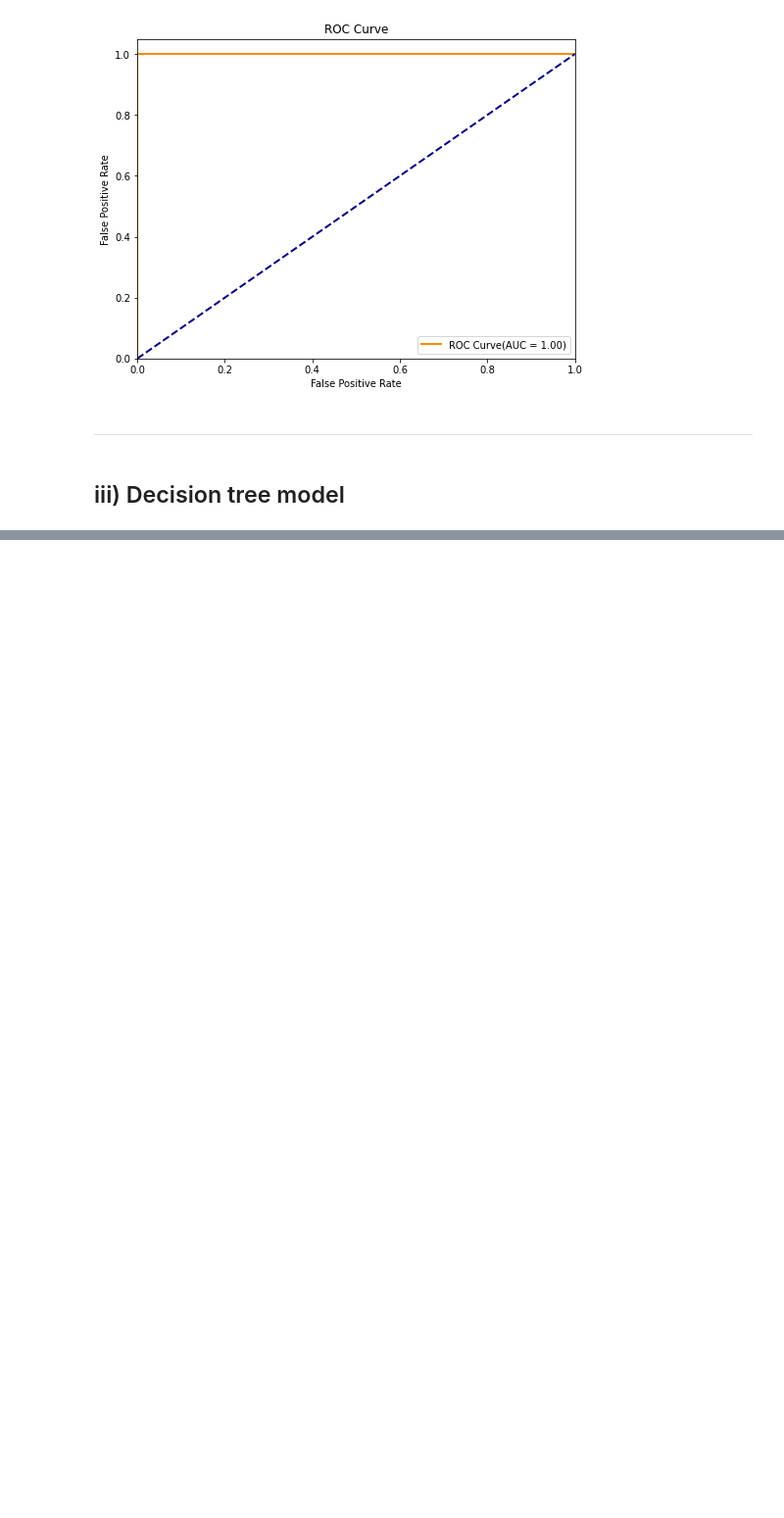
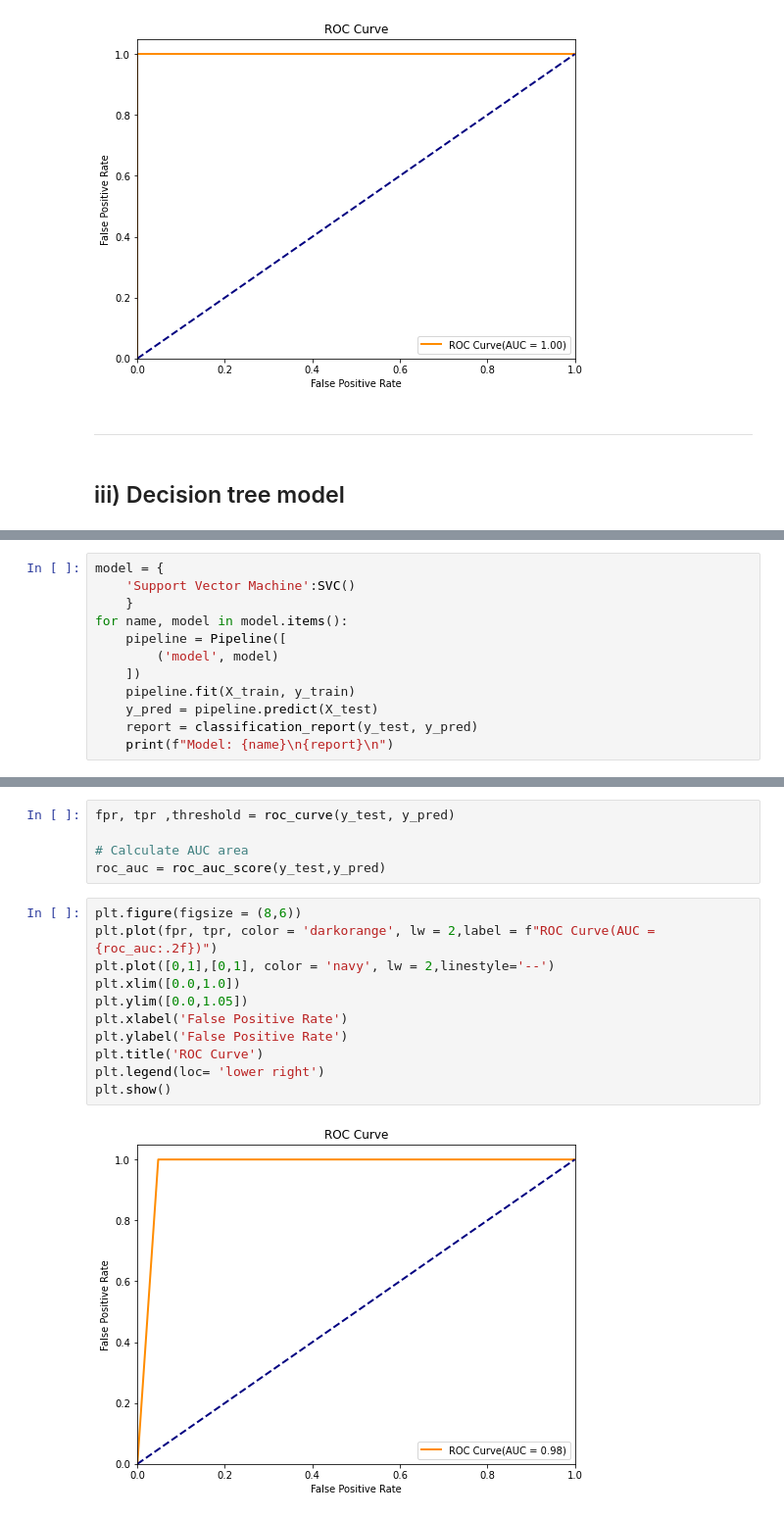
Before and after one commit to Edna722/CODSOFT_ML, a Jupyter notebook: Sales Prediction_task 4.ipynb, the cells around one changed output, grey strips where cells are left out. Shown at 98% size. Saved outputs shown, nothing was run; the diff lists cells and outputs as text; blank space fills up the shorter version.

```diff
--- a/Sales Prediction_task 4.ipynb
+++ b/Sales Prediction_task 4.ipynb
@@ -355,0 +433,12 @@ plt.show()
+# %%
+model = {
+    'Support Vector Machine':SVC()
+    }
+for name, model in model.items():
+    pipeline = Pipeline([
+        ('model', model)
+    ])
+    pipeline.fit(X_train, y_train)
+    y_pred = pipeline.predict(X_test)
+    report = classification_report(y_test, y_pred)
+    print(f"Model: {name}\n{report}\n")
@@ -355,0 +455,18 @@ plt.show()
+# %%
+fpr, tpr ,threshold = roc_curve(y_test, y_pred)
+
+# Calculate AUC area
+roc_auc = roc_auc_score(y_test,y_pred)
+# %%
+plt.figure(figsize = (8,6))
+plt.plot(fpr, tpr, color = 'darkorange', lw = 2,label = f"ROC Curve(AUC = {roc_auc:.2f})")
+plt.plot([0,1],[0,1], color = 'navy', lw = 2,linestyle='--')
+plt.xlim([0.0,1.0])
+plt.ylim([0.0,1.05])
+plt.xlabel('False Positive Rate')
+plt.ylabel('False Positive Rate')
+plt.title('ROC Curve')
+plt.legend(loc= 'lower right')
+plt.show()
+# %% [output]
+[figure, added]
```
Also changed, not shown: parts of 11 cells of this notebook.
